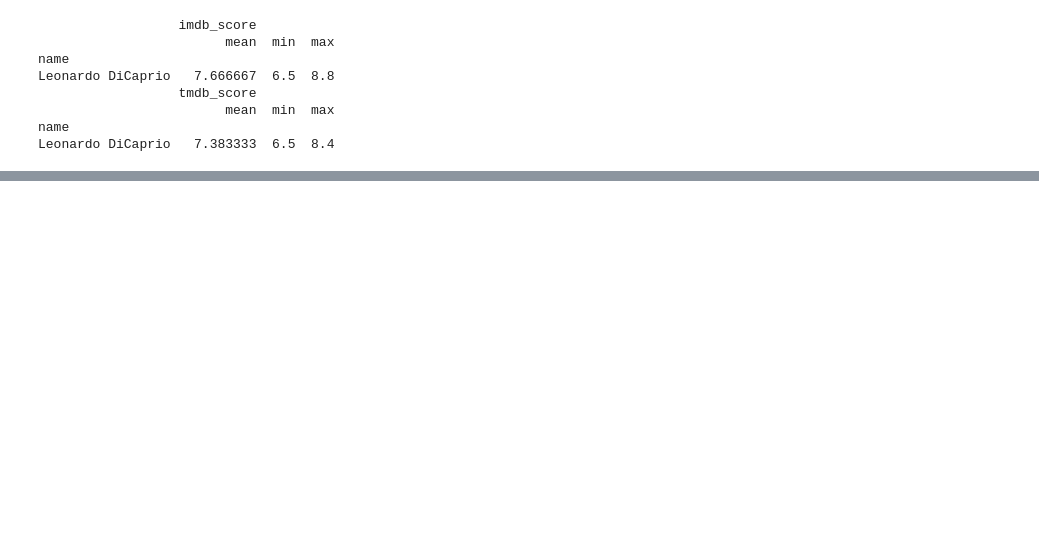
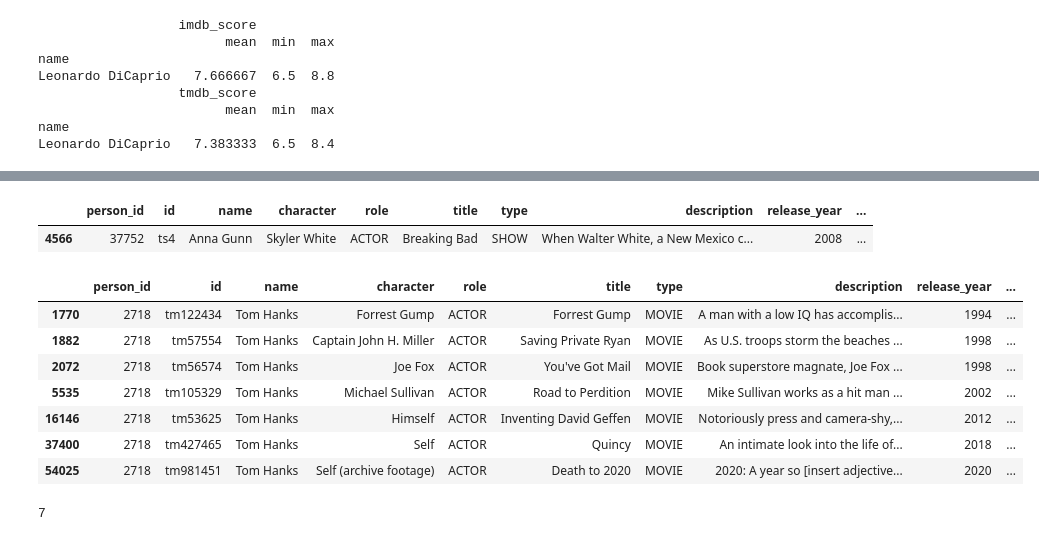
Before and after one commit to lukeonyw/netflix-analysis, a Jupyter notebook: netflix-analysis/Netflix Analysis.ipynb, the cells around one changed output, grey strips where cells are left out. Saved outputs shown, nothing was run; the diff lists cells and outputs as text; code cells hidden in the pictures; blank space fills up the shorter version.

```diff
--- a/netflix-analysis/Netflix Analysis.ipynb
+++ b/netflix-analysis/Netflix Analysis.ipynb
@@ -69,0 +122,22 @@ imdb_name_df
+# %%
+# Confirmed suspicions
+
+df[df['name']=="Anna Gunn"]
+# %% [output]
+|  | person_id | id | name | character | role | title | type | description | release_year | ... |
+| 4566 | 37752 | ts4 | Anna Gunn | Skyler White | ACTOR | Breaking Bad | SHOW | When Walter White, a New Mexico c... | 2008 | ... |
+# %%
+# Check how many films or TV shows Tom Hanks is in.
+
+df[df['name']=="Tom Hanks"]
+
+# We manually count 7.
+# %% [output]
+|  | person_id | id | name | character | role | title | type | description | release_year | ... |
+| 1770 | 2718 | tm122434 | Tom Hanks | Forrest Gump | ACTOR | Forrest Gump | MOVIE | A man with a low IQ has accomplis... | 1994 | ... |
+| 1882 | 2718 | tm57554 | Tom Hanks | Captain John H. Miller | ACTOR | Saving Private Ryan | MOVIE | As U.S. troops storm the beaches ... | 1998 | ... |
+| 2072 | 2718 | tm56574 | Tom Hanks | Joe Fox | ACTOR | You've Got Mail | MOVIE | Book superstore magnate, Joe Fox ... | 1998 | ... |
+| 5535 | 2718 | tm105329 | Tom Hanks | Michael Sullivan | ACTOR | Road to Perdition | MOVIE | Mike Sullivan works as a hit man ... | 2002 | ... |
+| 16146 | 2718 | tm53625 | Tom Hanks | Himself | ACTOR | Inventing David Geffen | MOVIE | Notoriously press and camera-shy,... | 2012 | ... |
+| 37400 | 2718 | tm427465 | Tom Hanks | Self | ACTOR | Quincy | MOVIE | An intimate look into the life of... | 2018 | ... |
+| 54025 | 2718 | tm981451 | Tom Hanks | Self (archive footage) | ACTOR | Death to 2020 | MOVIE | 2020: A year so [insert adjective... | 2020 | ... |
@@ -69,0 +152,6 @@ imdb_name_df
+# %%
+# This works!
+
+count_occ.loc['Tom Hanks']
+# %% [output]
+7
```
Also changed, not shown: parts of 9 cells of this notebook.
